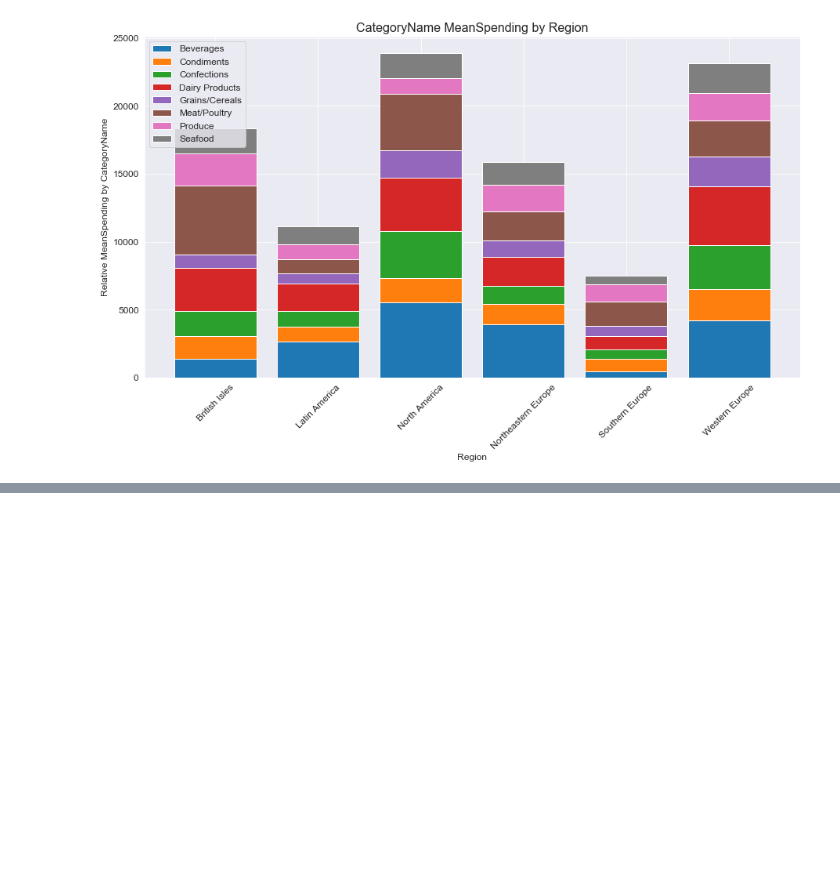
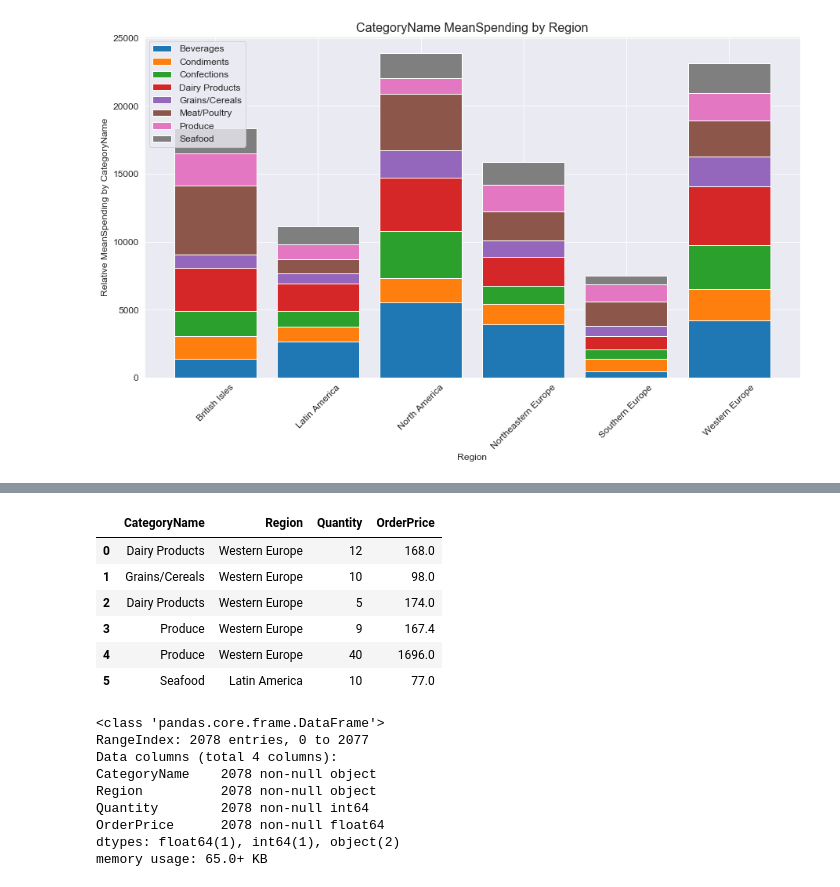
Before and after one commit to magnawhale/dsc-mod-3-project-online-ds-ft-051319, a Jupyter notebook: question_03.ipynb, the cells around one changed output, grey strips where cells are left out. Saved outputs shown, nothing was run; the diff lists cells and outputs as text; code cells hidden in the pictures; blank space fills up the shorter version.

```diff
--- a/question_03.ipynb
+++ b/question_03.ipynb
@@ -348,0 +456,38 @@ stacked_bar_plot(region2_df,'CategoryName', 'Region', 'MeanSpending', dataset)
+# %%
+# Make a new query that returns all observations information according to customer region and product category
+
+c.execute("""
+          SELECT cat.CategoryName, c.Region, od.Quantity, (od.Quantity*od.UnitPrice) as OrderPrice
+          FROM OrderDetail od
+          JOIN 'Order' o ON od.OrderId = o.Id
+          JOIN Customer c ON o.CustomerId = c.Id
+          JOIN Product p ON p.Id = od.ProductId
+          JOIN Category cat ON p.CategoryId = cat.Id
+          ;
+          """)
+population_df = pd.DataFrame(c.fetchall())
+population_df.columns = [x[0] for x in c.description]
+for i in ['Northern Europe','Eastern Europe','Scandinavia']:
+    population_df.replace(i, 'Northeastern Europe', inplace=True)
+for i in ['South America','Central America']:
+    population_df.replace(i, 'Latin America', inplace=True)
+
+display(population_df.head(6))
+population_df.info()
+# %% [output]
+|  | CategoryName | Region | Quantity | OrderPrice |
+| 0 | Dairy Products | Western Europe | 12 | 168.0 |
+| 1 | Grains/Cereals | Western Europe | 10 | 98.0 |
+| 2 | Dairy Products | Western Europe | 5 | 174.0 |
+| 3 | Produce | Western Europe | 9 | 167.4 |
+| 4 | Produce | Western Europe | 40 | 1696.0 |
+| 5 | Seafood | Latin America | 10 | 77.0 |
+<class 'pandas.core.frame.DataFrame'>
+RangeIndex: 2078 entries, 0 to 2077
+Data columns (total 4 columns):
+CategoryName    2078 non-null object
+Region          2078 non-null object
+Quantity        2078 non-null int64
+OrderPrice      2078 non-null float64
+dtypes: float64(1), int64(1), object(2)
+memory usage: 65.0+ KB
```
Also changed, not shown: parts of 13 cells of this notebook, 1 other file.
